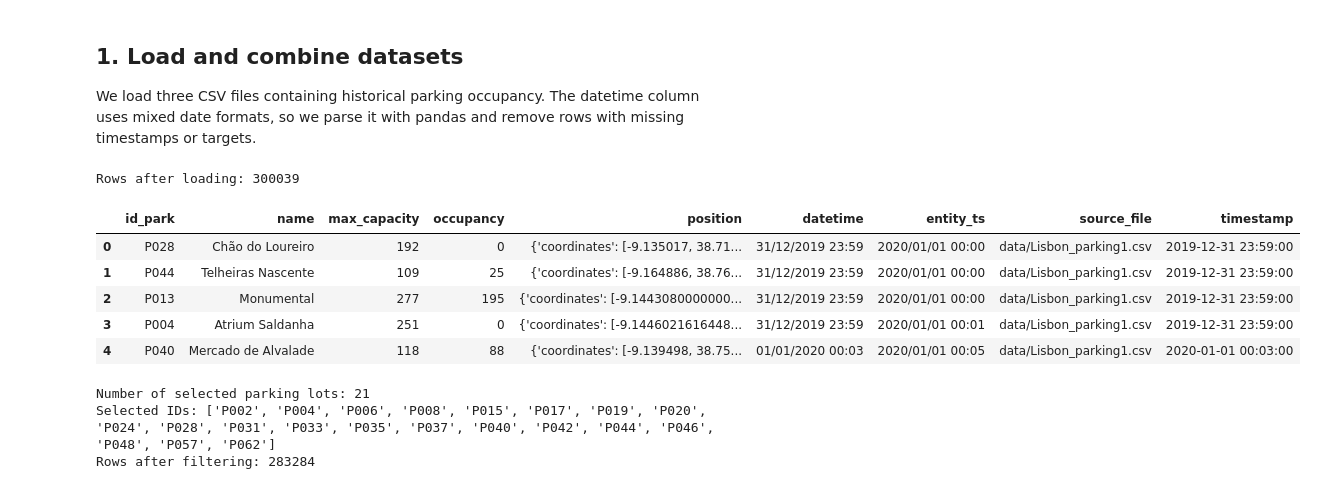
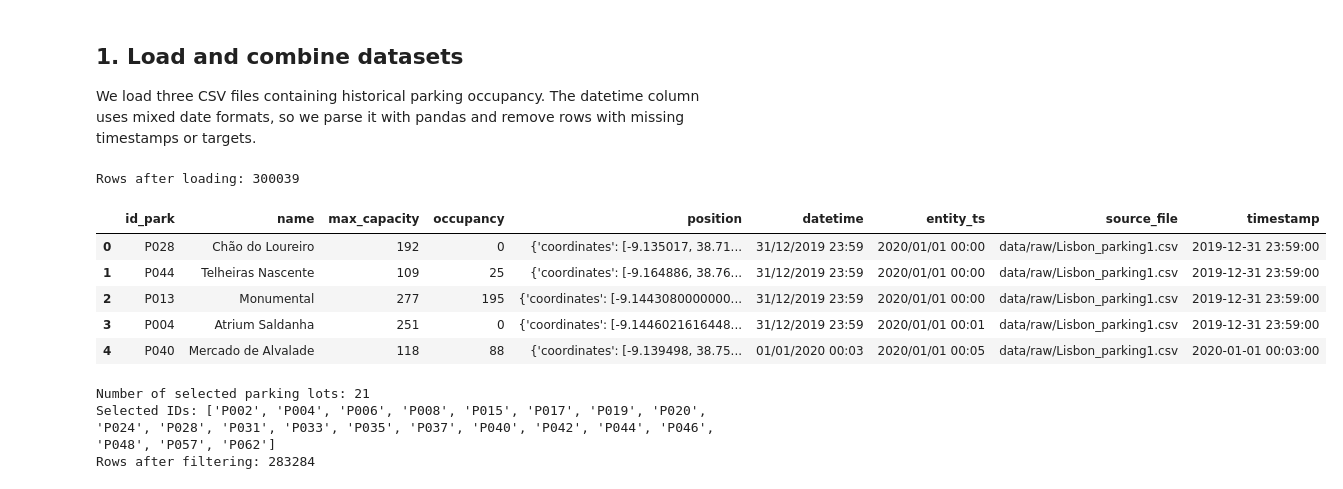
Before and after one commit to lesik248/smart-parking-lot, a Jupyter notebook: train_model.ipynb, the cells around one changed output. Cells and saved outputs as stored; diff of their text form; code cells hidden in the pictures.

```diff
--- a/train_model.ipynb
+++ b/train_model.ipynb
@@ -37,42 +35,42 @@ The datetime column uses mixed date formats, so we parse it
 with pandas and remove rows with missing timestamps or targets.
 # %%
 files = [
-    "data/Lisbon_parking1.csv",
-    "data/Lisbon_parking2.csv",
-    "data/Lisbon_parking4.csv",
+    "data/raw/Lisbon_parking1.csv",
+    "data/raw/Lisbon_parking2.csv",
+    "data/raw/Lisbon_parking4.csv",
 ]
 
 frames = []
 
 for filename in files:
     part = pd.read_csv(filename, sep=";")
 
     part["source_file"] = filename
     part["timestamp"] = pd.to_datetime(
         part["datetime"],
         format="mixed",
         dayfirst=True,
         errors="coerce",
     )
 
     frames.append(part)
 
 df = pd.concat(frames, ignore_index=True)
 
 df = df.dropna(
     subset=["timestamp", "occupancy", "max_capacity"]
 ).copy()
 
 print("Rows after loading:", len(df))
 display(df.head())
 # %% [output]
 Rows after loading: 300039
 |  | id_park | name | max_capacity | occupancy | position | datetime | entity_ts | source_file | timestamp |
-| 0 | P028 | Chão do Loureiro | 192 | 0 | {'coordinates': [-9.135017, 38.71... | 31/12/2019 23:59 | 2020/01/01 00:00 | data/Lisbon_parking1.csv | 2019-12-31 23:59:00 |
-| 1 | P044 | Telheiras Nascente | 109 | 25 | {'coordinates': [-9.164886, 38.76... | 31/12/2019 23:59 | 2020/01/01 00:00 | data/Lisbon_parking1.csv | 2019-12-31 23:59:00 |
-| 2 | P013 | Monumental | 277 | 195 | {'coordinates': [-9.1443080000000... | 31/12/2019 23:59 | 2020/01/01 00:00 | data/Lisbon_parking1.csv | 2019-12-31 23:59:00 |
-| 3 | P004 | Atrium Saldanha | 251 | 0 | {'coordinates': [-9.1446021616448... | 31/12/2019 23:59 | 2020/01/01 00:01 | data/Lisbon_parking1.csv | 2019-12-31 23:59:00 |
-| 4 | P040 | Mercado de Alvalade | 118 | 88 | {'coordinates': [-9.139498, 38.75... | 01/01/2020 00:03 | 2020/01/01 00:05 | data/Lisbon_parking1.csv | 2020-01-01 00:03:00 |
+| 0 | P028 | Chão do Loureiro | 192 | 0 | {'coordinates': [-9.135017, 38.71... | 31/12/2019 23:59 | 2020/01/01 00:00 | data/raw/Lisbon_parking1.csv | 2019-12-31 23:59:00 |
+| 1 | P044 | Telheiras Nascente | 109 | 25 | {'coordinates': [-9.164886, 38.76... | 31/12/2019 23:59 | 2020/01/01 00:00 | data/raw/Lisbon_parking1.csv | 2019-12-31 23:59:00 |
+| 2 | P013 | Monumental | 277 | 195 | {'coordinates': [-9.1443080000000... | 31/12/2019 23:59 | 2020/01/01 00:00 | data/raw/Lisbon_parking1.csv | 2019-12-31 23:59:00 |
+| 3 | P004 | Atrium Saldanha | 251 | 0 | {'coordinates': [-9.1446021616448... | 31/12/2019 23:59 | 2020/01/01 00:01 | data/raw/Lisbon_parking1.csv | 2019-12-31 23:59:00 |
+| 4 | P040 | Mercado de Alvalade | 118 | 88 | {'coordinates': [-9.139498, 38.75... | 01/01/2020 00:03 | 2020/01/01 00:05 | data/raw/Lisbon_parking1.csv | 2020-01-01 00:03:00 |
 # %%
 file_counts = df.groupby("id_park")["source_file"].nunique()
 
```
Also changed, not shown: parts of 11 cells of this notebook, 19 other files.
